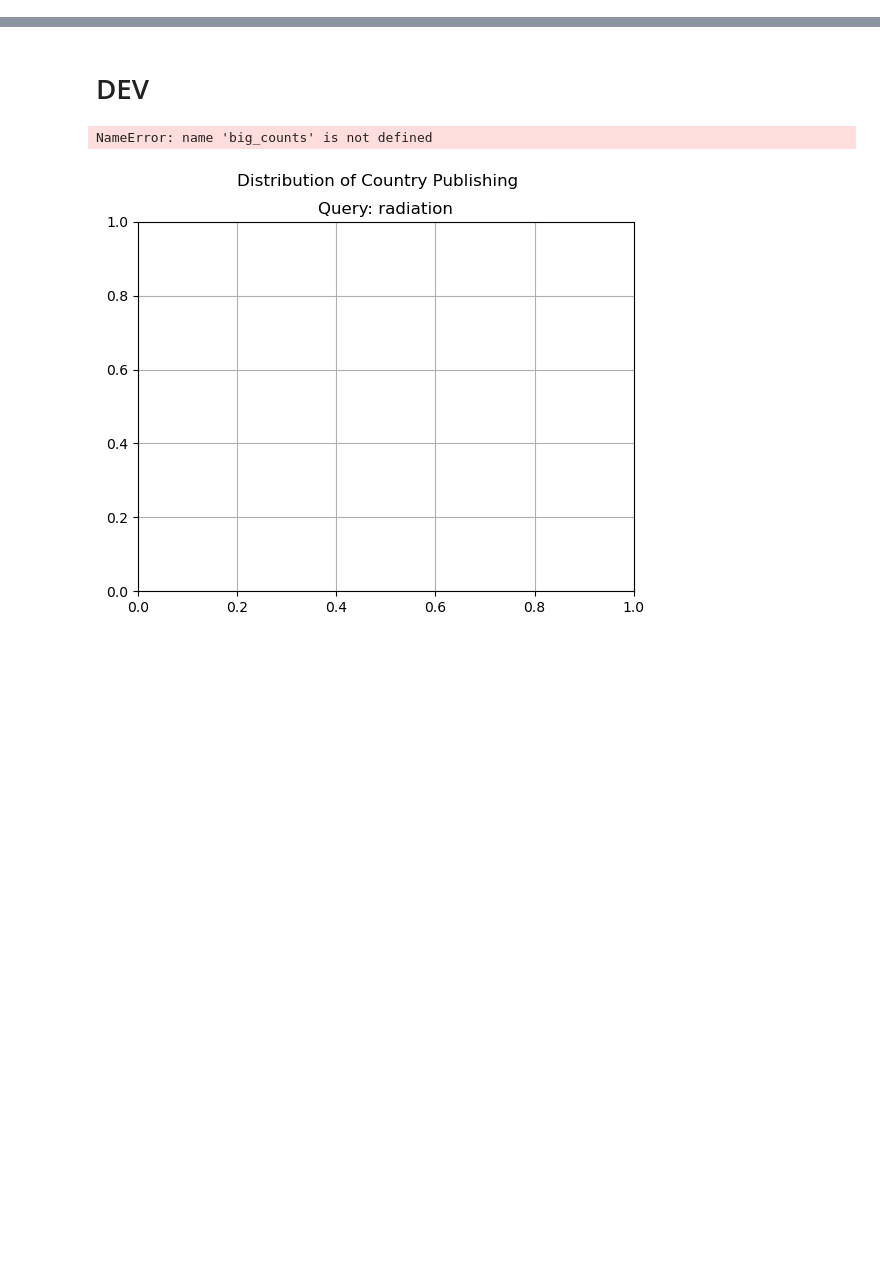
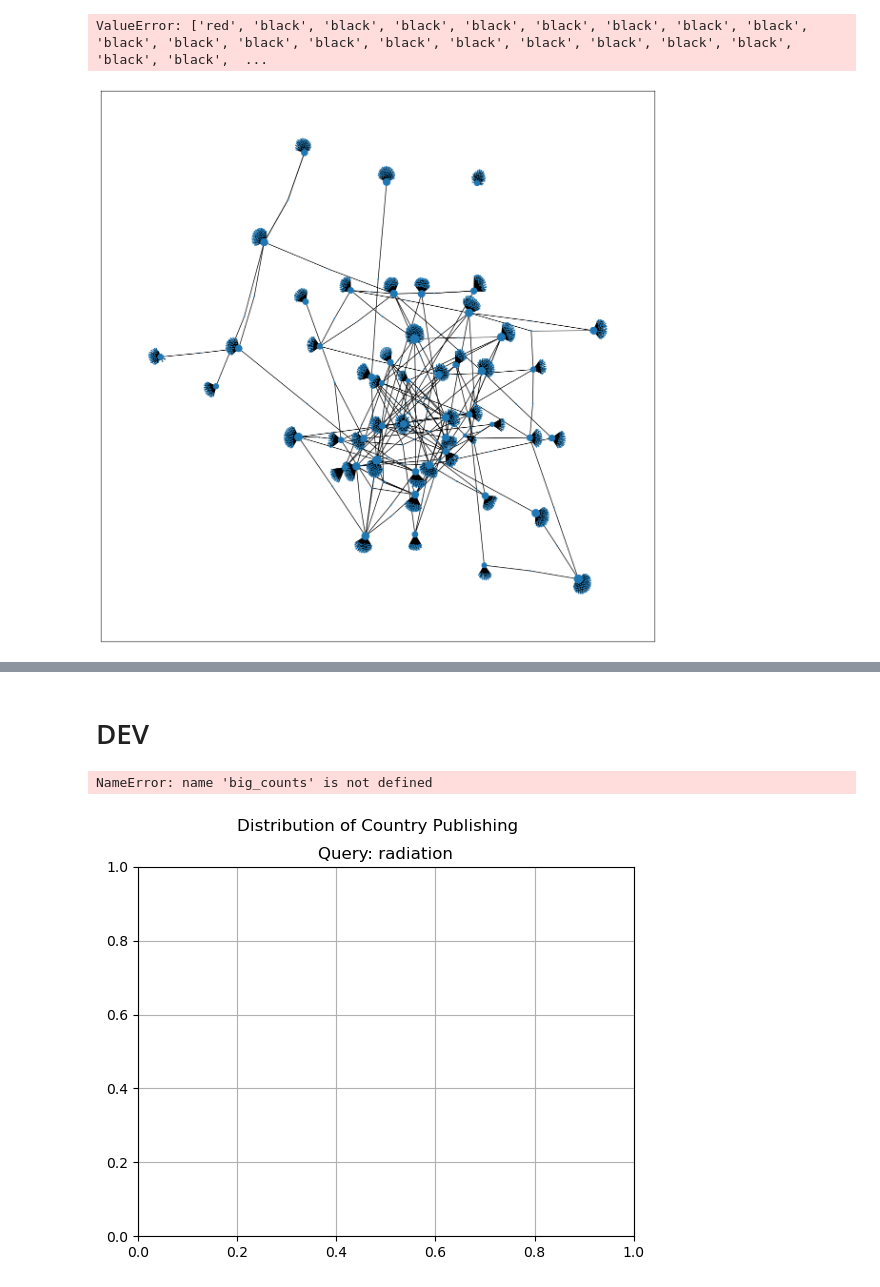
Before and after one commit to kkakdugee/x-force, a Jupyter notebook: code/Development/eda-graphing.ipynb, the cells around one changed output, grey strips where cells are left out. Drawn from its saved outputs; the diff is of its cells as text; code cells hidden in the pictures; blank space fills up the shorter version.

```diff
--- a/code/Development/eda-graphing.ipynb
+++ b/code/Development/eda-graphing.ipynb
@@ -419,0 +759,19 @@ Name: published, Length: 6166, dtype: object
+# %%
+u = 10
+full_rows, full_cols = df.nonzero()
+r = full_rows[:u]
+c = full_cols[:u]
+pairs = []
+words = []
+for i, j in zip(r, c):
+    if i != j:
+        pairs.append((names[i],names[j]))
+        words.append(names[j])
+text_data = " ".join(words)
+
+freq = {}
+for i in pairs:
+    if i in freq.keys():
+        freq[i] += 1
+    else:
+        freq[i] = 1
@@ -419,0 +788,16 @@ Name: published, Length: 6166, dtype: object
+# %%
+import networkx as nx
+import matplotlib.pyplot as plt
+
+G = nx.Graph()
+G.add_edges_from(pairs)
+d = dict(G.degree)
+
+show_labels = {node: True if degree >= 75 else False for node, degree in d.items()}
+plt.figure(figsize=(15,15))
+nx.draw_networkx(G, nodelist=d.keys(), node_size=[v for v in d.values()], with_labels=False)
+nx.draw_networkx_labels(G, pos=nx.spring_layout(G), labels=node_labels, font_color=label_colors)
+plt.show()
+# %% [output]
+ValueError: ['red', 'black', 'black', 'black', 'black', 'black', 'black', 'black', 'black', 'black', 'black', 'black', 'black', 'black', 'black', 'black', 'black', 'black', 'black', 'black', 'black',  ...
+[figure, added]
```
Also changed, not shown: parts of 19 cells of this notebook, 11 other files.
